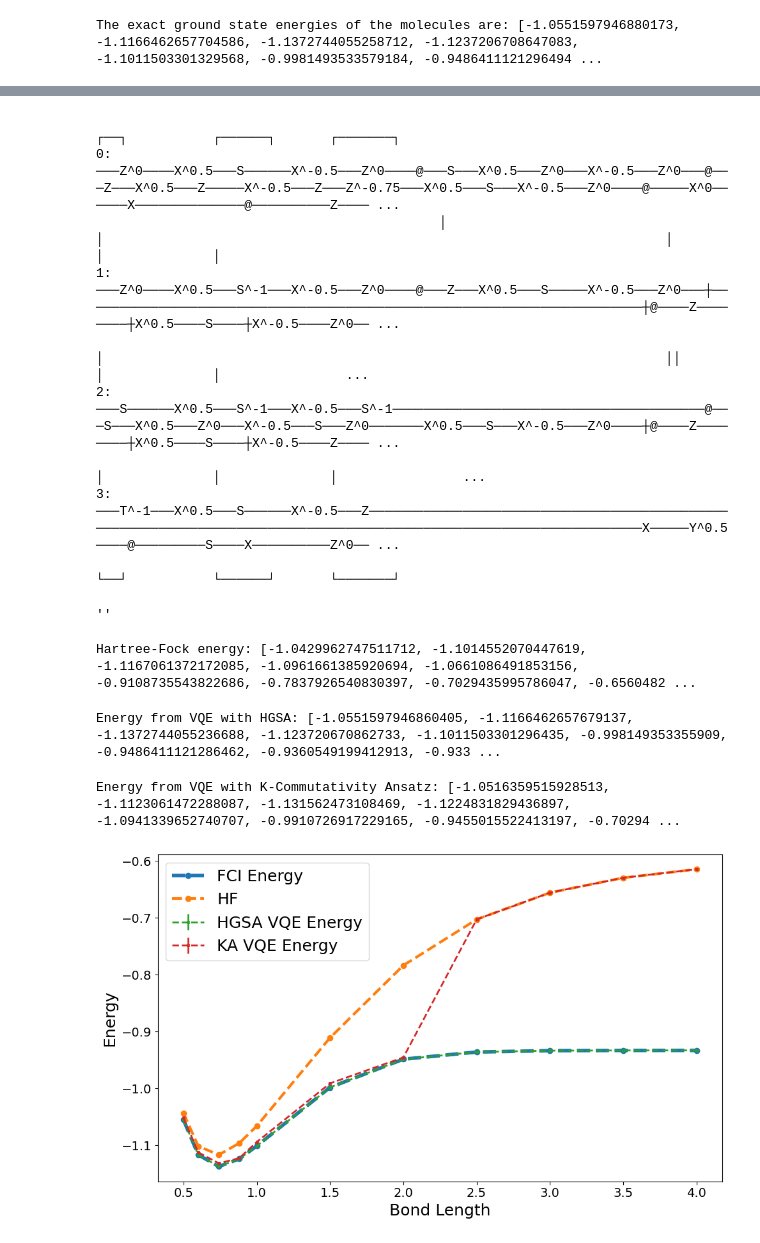
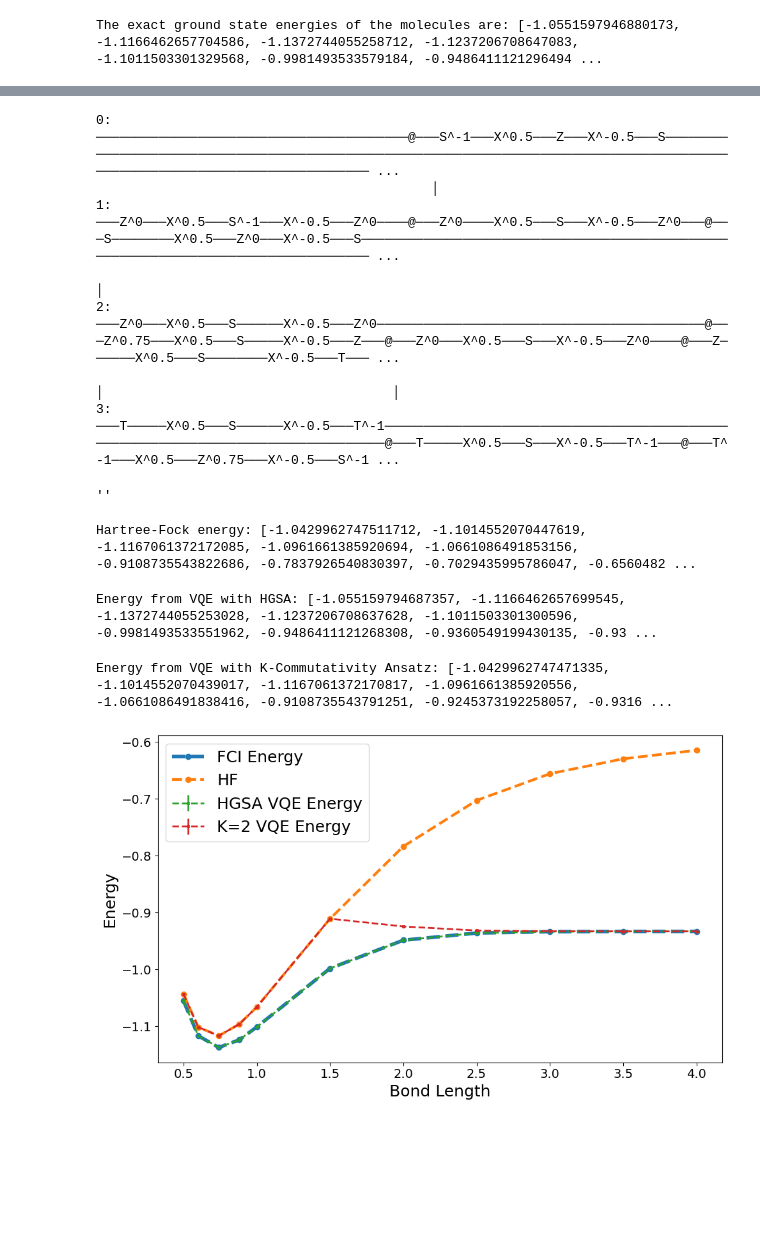
Before and after one commit to Amplewarrior/Modified_VHA, a Jupyter notebook: H-GSA/example/H-GSA.ipynb, the cells around one changed output, grey strips where cells are left out. Cells and saved outputs as stored; diff of their text form; code cells hidden in the pictures; blank space fills up the shorter version.

Commit message:
modified:   H-GSA/example/H-GSA.ipynb 	modified:   H-GSA/example/__pycache__/k_commute.cpython-310.pyc 	modified:   H-GSA/example/generate_circuits.ipynb 	modified:   H-GSA/example/k_commute.py

```diff
--- a/H-GSA/example/H-GSA.ipynb
+++ b/H-GSA/example/H-GSA.ipynb
@@ -9,6 +9,8 @@ from matplotlib import pyplot as plt
 import cirq
 import scipy
 import k_commute
+# %%
+k = 2
 # %%
 #initialize a list of bond-lengths we will consider here
 equilibrium_bl = 0.741
@@ -42,7 +44,7 @@ groups_and_circuits = []
 just_groups = []
 k_circuits = []
 for hamiltonian in Hamiltonians:
-    groups, circuits = k_commute.diag_circ_from_ham(hamiltonian.to_openfermion(), 4)
+    groups, circuits = k_commute.diag_circ_from_ham(hamiltonian.to_openfermion(), k=k)
     #print(circuits)
     #tqcircuits = []
 
@@ -182,15 +181,13 @@ output_by_groups[7]
 # %%
 tq.draw(tq.import_open_qasm(circuits[1].to_qasm()))
 # %% [output]
-                                                                                                                                                         ┌──┐           ┌──────┐       ┌───────┐
-0: ───Z^0────X^0.5───S──────X^-0.5───Z^0────@───S───X^0.5───Z^0───X^-0.5───Z^0───@───Z───X^0.5───Z─────X^-0.5───Z───Z^-0.75───X^0.5───S───X^-0.5───Z^0────@─────X^0──────X──────────────@──────────Z──── ...
-                                            │                                    │                                                                        │              │              │
-1: ───Z^0────X^0.5───S^-1───X^-0.5───Z^0────@───Z───X^0.5───S─────X^-0.5───Z^0───┼────────────────────────────────────────────────────────────────────────┼@────Z────────┼X^0.5────S────┼X^-0.5────Z^0── ...
-                                                                                 │                                                                        ││             │              │                ...
-2: ───S──────X^0.5───S^-1───X^-0.5───S^-1────────────────────────────────────────@───S───X^0.5───Z^0───X^-0.5───S───Z^0───────X^0.5───S───X^-0.5───Z^0────┼@────Z────────┼X^0.5────S────┼X^-0.5────Z──── ...
-                                                                                                                                                          │              │              │                ...
-3: ───T^-1───X^0.5───S──────X^-0.5───Z────────────────────────────────────────────────────────────────────────────────────────────────────────────────────X─────Y^0.5────@─────────S────X──────────Z^0── ...
-                                                                                                                                                         └──┘           └──────┘       └───────┘
+0: ────────────────────────────────────────@───S^-1───X^0.5───Z───X^-0.5───S──────────────────────────────────────────────────────────────────────────────────────────────────────────────────────────── ...
+                                           │
+1: ───Z^0───X^0.5───S^-1───X^-0.5───Z^0────@───Z^0────X^0.5───S───X^-0.5───Z^0───@───S────────X^0.5───Z^0───X^-0.5───S────────────────────────────────────────────────────────────────────────────────── ...
+                                                                                 │
+2: ───Z^0───X^0.5───S──────X^-0.5───Z^0──────────────────────────────────────────@───Z^0.75───X^0.5───S─────X^-0.5───Z───@───Z^0───X^0.5───S───X^-0.5───Z^0────@───Z──────X^0.5───S────────X^-0.5───T─── ...
+                                                                                                                         │                                     │
+3: ───T─────X^0.5───S──────X^-0.5───T^-1─────────────────────────────────────────────────────────────────────────────────@───T─────X^0.5───S───X^-0.5───T^-1───@───T^-1───X^0.5───Z^0.75───X^-0.5───S^-1 ...
 ''
 # %%
 #Calculating HF energies
@@ -293,7 +290,7 @@ for index, (Ham, circuits) in enumerate(zip(Hamiltonians, Graph_circuits)):
 
 print("Energy from VQE with HGSA:", mean_vqe_eners)
 # %% [output]
-Energy from VQE with HGSA: [-1.0551597946860405, -1.1166462657679137, -1.1372744055236688, -1.123720670862733, -1.1011503301296435, -0.998149353355909, -0.9486411121286462, -0.9360549199412913, -0.933 ...
+Energy from VQE with HGSA: [-1.055159794687357, -1.1166462657699545, -1.1372744055253028, -1.1237206708637628, -1.1011503301300596, -0.9981493533551962, -0.9486411121268308, -0.9360549199430135, -0.93 ...
 # %%
 #repeat of HGSA code, now with K-commutativity diagonalizing circuits instead
 mean_vqe_eners2 = []
@@ -371,24 +368,24 @@ for index, (Ham, circuits) in enumerate(zip(Hamiltonians, all_tq_diags)):
 
 print("Energy from VQE with K-Commutativity Ansatz:", mean_vqe_eners2)
 # %% [output]
-Energy from VQE with K-Commutativity Ansatz: [-1.0516359515928513, -1.1123061472288087, -1.131562473108469, -1.1224831829436897, -1.0941339652740707, -0.9910726917229165, -0.9455015522413197, -0.70294 ...
+Energy from VQE with K-Commutativity Ansatz: [-1.0429962747471335, -1.1014552070439017, -1.1167061372170817, -1.0961661385920556, -1.0661086491838416, -0.9108735543791251, -0.9245373192258057, -0.9316 ...
 # %%
 plt.figure(figsize=(10,6))
 plt.tight_layout()
 plt.rc('legend',fontsize=18)
 plt.plot(bond_lengths, FCI_eners, marker="o", markersize=6, linestyle="--", linewidth=4, label="FCI Energy")
 plt.plot(bond_lengths, HF_ener, marker="o", markersize=6, linestyle="--", linewidth=3, label="HF")
 plt.errorbar(bond_lengths, mean_vqe_eners, std_vqe_eners, marker="X", markersize=3, linestyle="--", linewidth=2, label="HGSA VQE Energy")
-plt.errorbar(bond_lengths, mean_vqe_eners2, std_vqe_eners2, marker="X", markersize=3, linestyle="--", linewidth=2, label="KA VQE Energy")
+plt.errorbar(bond_lengths, mean_vqe_eners2, std_vqe_eners2, marker="X", markersize=3, linestyle="--", linewidth=2, label=f"K={k} VQE Energy")
 plt.xlabel('Bond Length', fontsize=18)
 plt.ylabel('Energy', fontsize=18)
 plt.xticks(fontsize=14)
 plt.yticks(fontsize=14)
 plt.legend()
 plt.tight_layout()
 plt.show()
 # %% [output]
-[figure, old version]
+[figure, new version]
 # %%
 plt.figure(figsize=(10,6))
 plt.tight_layout()
```
Also changed, not shown: parts of 5 cells of this notebook, 2 other files.
